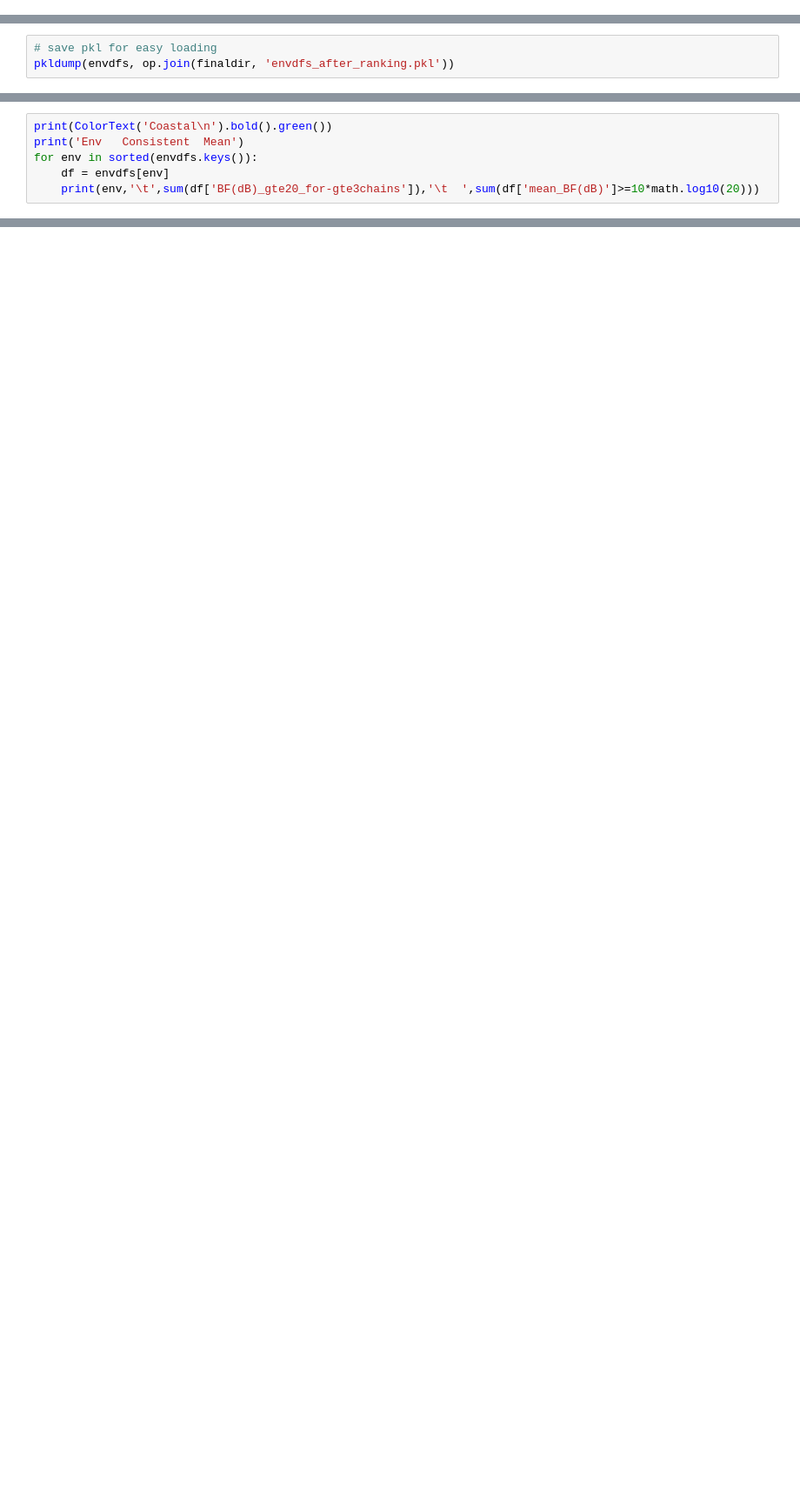
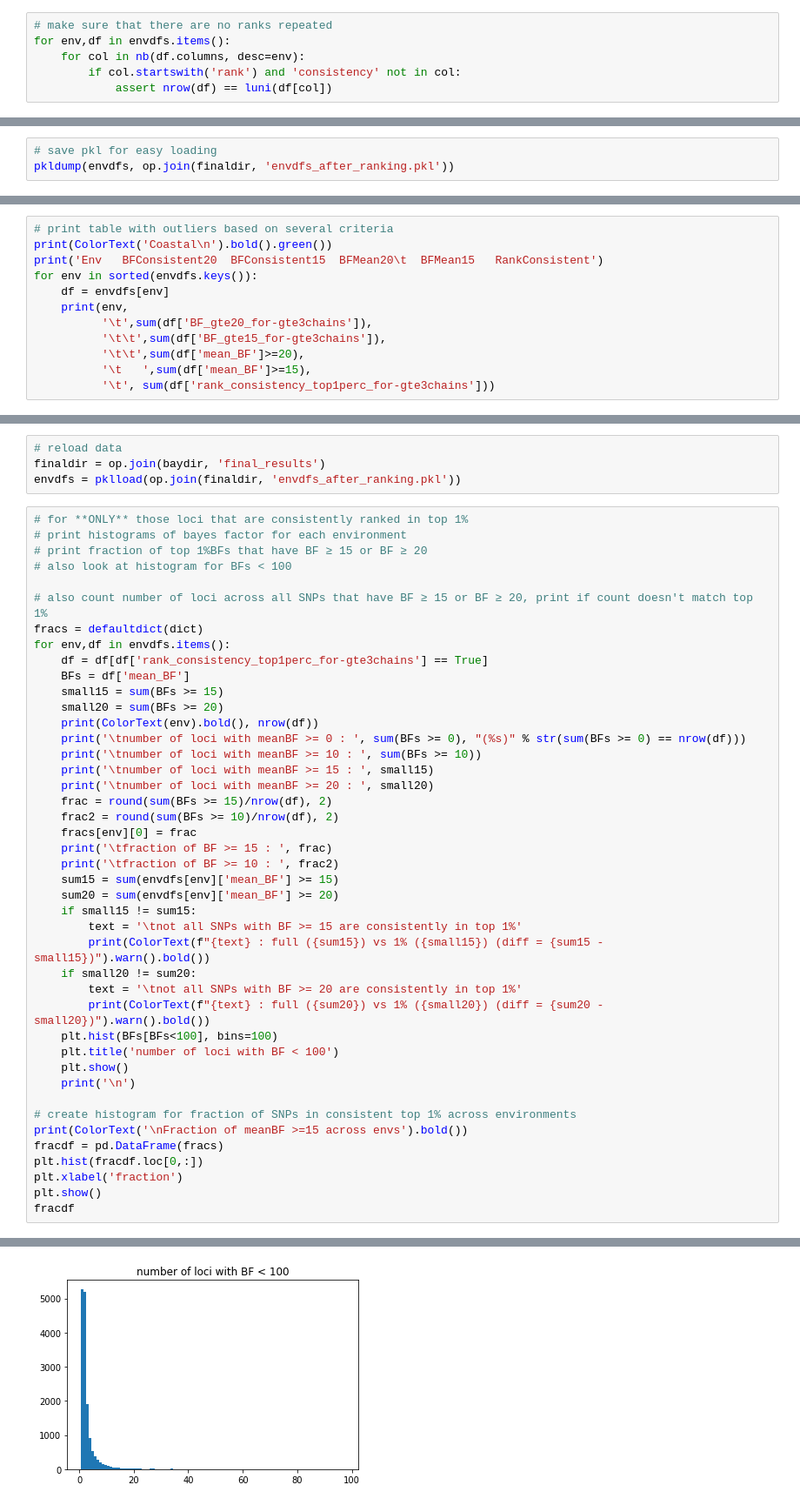
Before and after one commit to brandonlind/doug_fir_mapping_pops_analyses, a Jupyter notebook: 002_02_DF_pooled_GEA_coastal_gather.ipynb, the cells around one changed output, grey strips where cells are left out. Shown at 87% size. Saved outputs shown, nothing was run; the diff lists cells and outputs as text; blank space fills up the shorter version.

```diff
--- a/002_02_DF_pooled_GEA_coastal_gather.ipynb
+++ b/002_02_DF_pooled_GEA_coastal_gather.ipynb
@@ -622,3 +1117,9 @@ MAT
+# %%
+# make sure that there are no ranks repeated
+for env,df in envdfs.items():
+    for col in nb(df.columns, desc=env):
+        if col.startswith('rank') and 'consistency' not in col:
+            assert nrow(df) == luni(df[col])
 # %%
 def write_file(df, file, sep='\t', index=False):
     import pandas
@@ -657,9 +1147,15 @@ op.join(finaldir, 'envdfs_after_ranking.pkl')
 # %%
+# print table with outliers based on several criteria
 print(ColorText('Coastal\n').bold().green())
-print('Env   Consistent  Mean')
+print('Env   BFConsistent20  BFConsistent15  BFMean20\t  BFMean15   RankConsistent')
 for env in sorted(envdfs.keys()):
     df = envdfs[env]
-    print(env,'\t',sum(df['BF(dB)_gte20_for-gte3chains']),'\t  ',sum(df['mean_BF(dB)']>=10*math.log10(20)))
+    print(env,
+          '\t',sum(df['BF_gte20_for-gte3chains']),
+          '\t\t',sum(df['BF_gte15_for-gte3chains']),
+          '\t\t',sum(df['mean_BF']>=20),
+          '\t   ',sum(df['mean_BF']>=15),
+          '\t', sum(df['rank_consistency_top1perc_for-gte3chains']))
 # %% [output]
 Coastal
 
@@ -680,0 +1186,48 @@ eFFP     216       411
+# %%
+# reload data
+finaldir = op.join(baydir, 'final_results')
+envdfs = pklload(op.join(finaldir, 'envdfs_after_ranking.pkl'))
+# %%
+# for **ONLY** those loci that are consistently ranked in top 1%
+# print histograms of bayes factor for each environment
+# print fraction of top 1%BFs that have BF ≥ 15 or BF ≥ 20
+# also look at histogram for BFs < 100
+
+# also count number of loci across all SNPs that have BF ≥ 15 or BF ≥ 20, print if count doesn't match top 1%
+fracs = defaultdict(dict)
+for env,df in envdfs.items():
+    df = df[df['rank_consistency_top1perc_for-gte3chains'] == True]
+    BFs = df['mean_BF']
+    small15 = sum(BFs >= 15)
+    small20 = sum(BFs >= 20)
+    print(ColorText(env).bold(), nrow(df))
+    print('\tnumber of loci with meanBF >= 0 : ', sum(BFs >= 0), "(%s)" % str(sum(BFs >= 0) == nrow(df)))
+    print('\tnumber of loci with meanBF >= 10 : ', sum(BFs >= 10))
+    print('\tnumber of loci with meanBF >= 15 : ', small15)
+    print('\tnumber of loci with meanBF >= 20 : ', small20)
+    frac = round(sum(BFs >= 15)/nrow(df), 2)
+    frac2 = round(sum(BFs >= 10)/nrow(df), 2)
+    fracs[env][0] = frac
+    print('\tfraction of BF >= 15 : ', frac)
+    print('\tfraction of BF >= 10 : ', frac2)
+    sum15 = sum(envdfs[env]['mean_BF'] >= 15)
+    sum20 = sum(envdfs[env]['mean_BF'] >= 20)
+    if small15 != sum15:
+        text = '\tnot all SNPs with BF >= 15 are consistently in top 1%'
+        print(ColorText(f"{text} : full ({sum15}) vs 1% ({small15}) (diff = {sum15 - small15})").warn().bold())
+    if small20 != sum20:
+        text = '\tnot all SNPs with BF >= 20 are consistently in top 1%'
+        print(ColorText(f"{text} : full ({sum20}) vs 1% ({small20}) (diff = {sum20 - small20})").warn().bold())
+    plt.hist(BFs[BFs<100], bins=100)
+    plt.title('number of loci with BF < 100')
+    plt.show()
+    print('\n')
+
+# create histogram for fraction of SNPs in consistent top 1% across environments
+print(ColorText('\nFraction of meanBF >=15 across envs').bold())
+fracdf = pd.DataFrame(fracs)
+plt.hist(fracdf.loc[0,:])
+plt.xlabel('fraction')
+plt.show()
+fracdf
+# %% [output]
@@ -680,0 +1241 @@ eFFP     216       411
+[figure, added]
```
Also changed, not shown: parts of 135 cells of this notebook.
